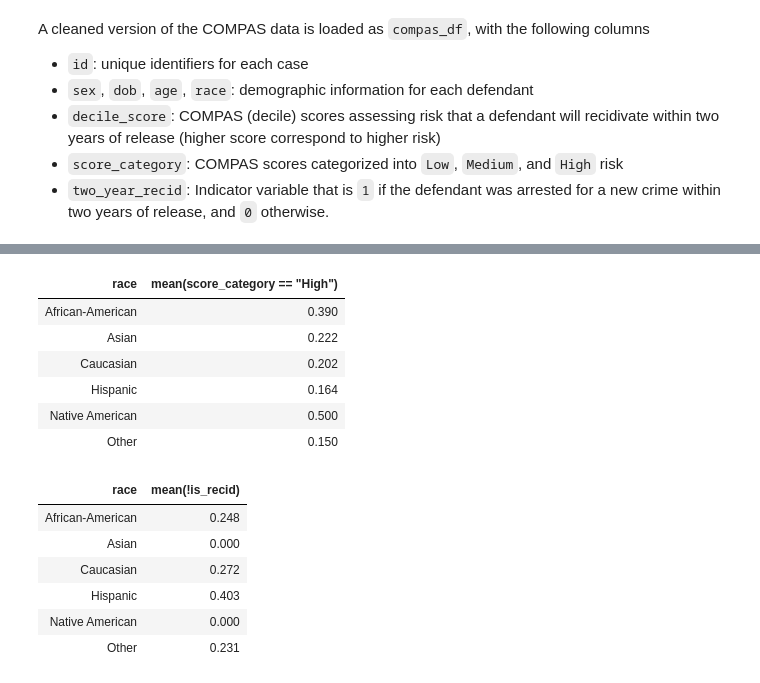
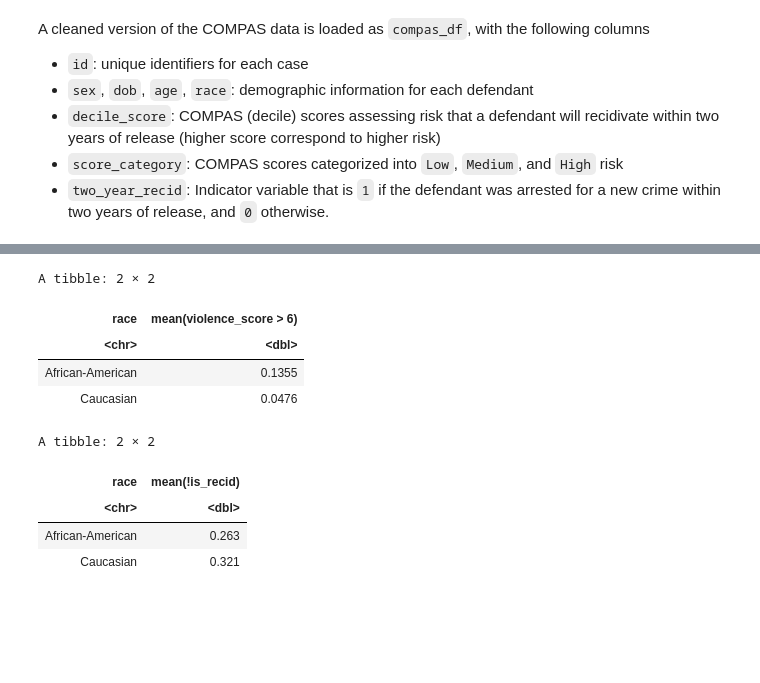
Before and after one commit to stanford-policylab/law-order-algo, a Jupyter notebook: notebooks/week-7-fairness_1-answers.ipynb, the cells around one changed output, grey strips where cells are left out. Drawn from its saved outputs; the diff is of its cells as text; code cells hidden in the pictures; blank space fills up the shorter version.

```diff
--- a/notebooks/week-7-fairness_1-answers.ipynb
+++ b/notebooks/week-7-fairness_1-answers.ipynb
@@ -26,25 +65,21 @@ A cleaned version of the COMPAS data is loaded as `compas_df`, with the followin
 # %%
 compas_df %>%
-    filter(two_year_recid == 1) %>%
+    filter(is_recid == 1) %>%
     group_by(race) %>%
-    summarize(mean(score_category == "High"))
+    summarize(mean(violence_score > 6))
 
 compas_df %>%
-    filter(score_category == "High") %>%
+    filter(violence_score > 6) %>%
     group_by(race) %>%
     summarize(mean(!is_recid))
 # %% [output]
+A tibble: 2 × 2
-| race | mean(score_category == "High") |
-| African-American | 0.390 |
-| Asian | 0.222 |
-| Caucasian | 0.202 |
-| Hispanic | 0.164 |
-| Native American | 0.500 |
-| Other | 0.150 |
+| race | mean(violence_score > 6) |
+| <chr> | <dbl> |
+| African-American | 0.1355 |
+| Caucasian | 0.0476 |
+A tibble: 2 × 2
 | race | mean(!is_recid) |
-| African-American | 0.248 |
-| Asian | 0.000 |
-| Caucasian | 0.272 |
-| Hispanic | 0.403 |
-| Native American | 0.000 |
-| Other | 0.231 |
+| <chr> | <dbl> |
+| African-American | 0.263 |
+| Caucasian | 0.321 |
```
Also changed, not shown: parts of 27 cells of this notebook.
